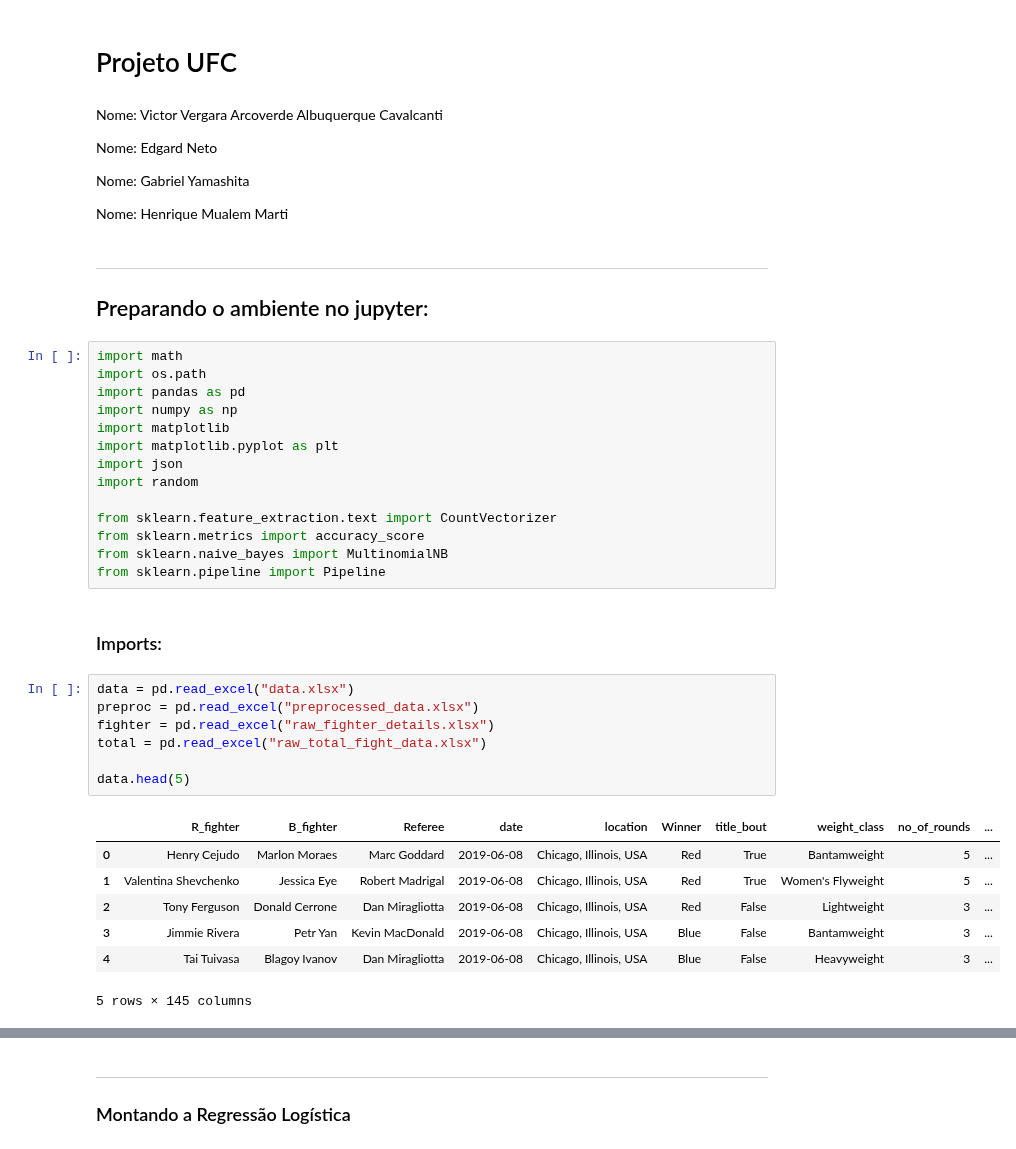
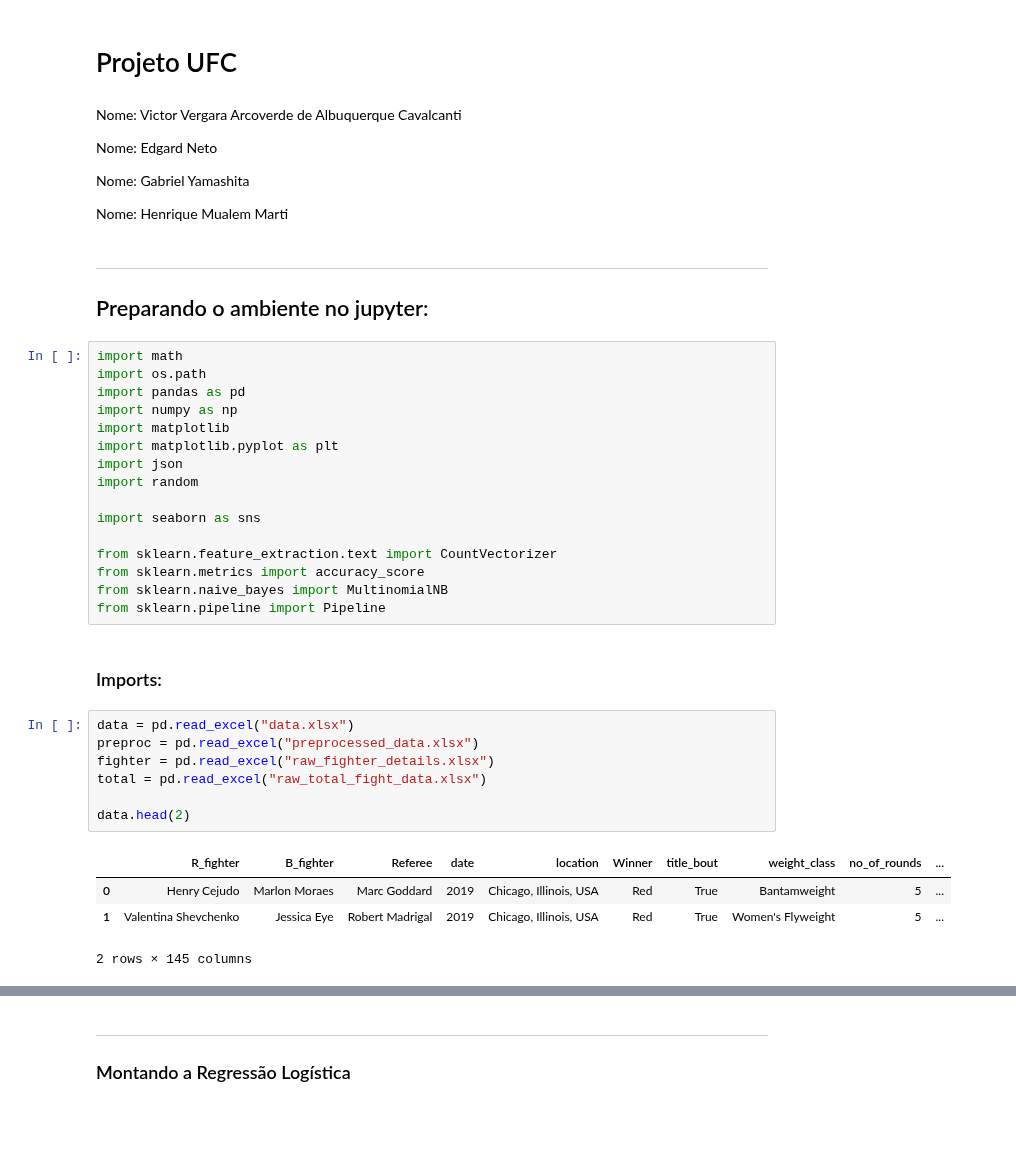
Before and after one commit to VergaraC/Dados_P3, a Jupyter notebook: Projeto3.ipynb, the cells around one changed output, grey strips where cells are left out. Cells and saved outputs as stored; diff of their text form; blank space fills up the shorter version.

```diff
--- a/Projeto3.ipynb
+++ b/Projeto3.ipynb
@@ -3,7 +3,7 @@
 # %% [markdown]
 #  Projeto UFC
 # %% [markdown]
-Nome: Victor Vergara Arcoverde Albuquerque Cavalcanti
+Nome: Victor Vergara Arcoverde de Albuquerque Cavalcanti
 
 Nome: Edgard Neto
 
@@ -23,6 +23,8 @@ import matplotlib.pyplot as plt
 import json
 import random
 
+import seaborn as sns
+
 from sklearn.feature_extraction.text import CountVectorizer
 from sklearn.metrics import accuracy_score
 from sklearn.naive_bayes import MultinomialNB
@@ -32,15 +34,12 @@ from sklearn.pipeline import Pipeline
 # %%
 data = pd.read_excel("data.xlsx")
 preproc = pd.read_excel("preprocessed_data.xlsx")
 fighter = pd.read_excel("raw_fighter_details.xlsx")
 total = pd.read_excel("raw_total_fight_data.xlsx")
 
-data.head(5)
+data.head(2)
 # %% [output]
 |  | R_fighter | B_fighter | Referee | date | location | Winner | title_bout | weight_class | no_of_rounds | ... |
-| 0 | Henry Cejudo | Marlon Moraes | Marc Goddard | 2019-06-08 | Chicago, Illinois, USA | Red | True | Bantamweight | 5 | ... |
-| 1 | Valentina Shevchenko | Jessica Eye | Robert Madrigal | 2019-06-08 | Chicago, Illinois, USA | Red | True | Women's Flyweight | 5 | ... |
-| 2 | Tony Ferguson | Donald Cerrone | Dan Miragliotta | 2019-06-08 | Chicago, Illinois, USA | Red | False | Lightweight | 3 | ... |
-| 3 | Jimmie Rivera | Petr Yan | Kevin MacDonald | 2019-06-08 | Chicago, Illinois, USA | Blue | False | Bantamweight | 3 | ... |
-| 4 | Tai Tuivasa | Blagoy Ivanov | Dan Miragliotta | 2019-06-08 | Chicago, Illinois, USA | Blue | False | Heavyweight | 3 | ... |
+| 0 | Henry Cejudo | Marlon Moraes | Marc Goddard | 2019 | Chicago, Illinois, USA | Red | True | Bantamweight | 5 | ... |
+| 1 | Valentina Shevchenko | Jessica Eye | Robert Madrigal | 2019 | Chicago, Illinois, USA | Red | True | Women's Flyweight | 5 | ... |
-5 rows × 145 columns
+2 rows × 145 columns
```
Also changed, not shown: parts of 13 cells of this notebook, 1 other file.
